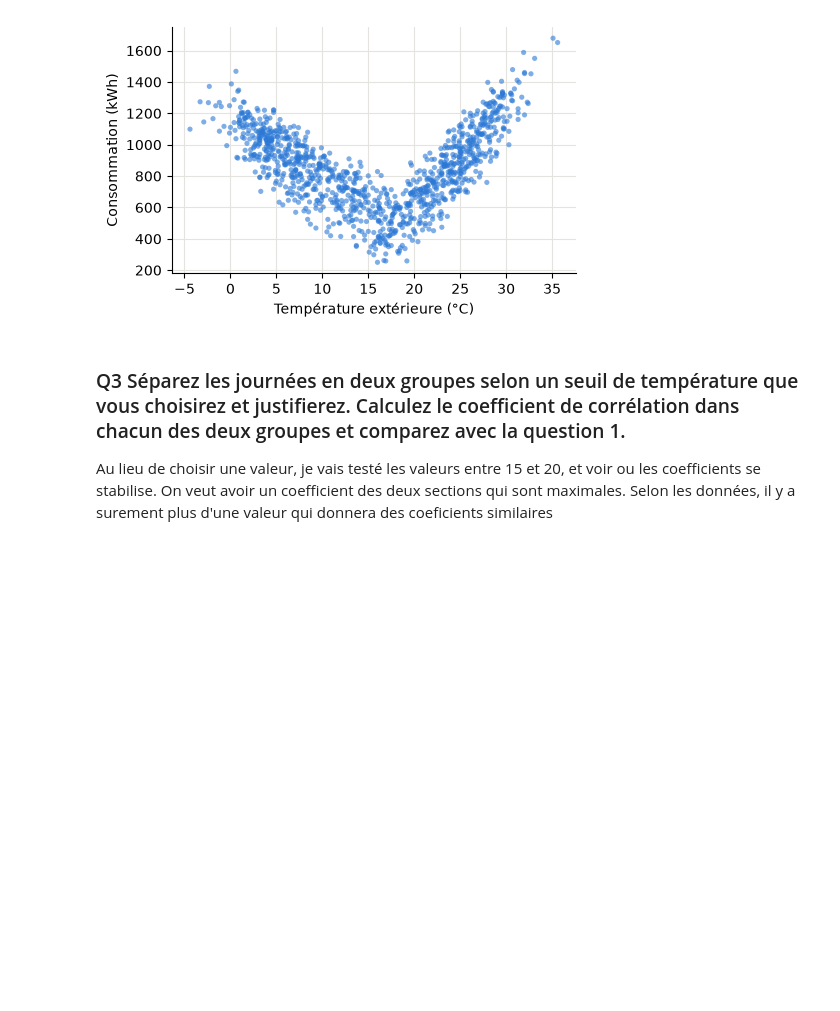
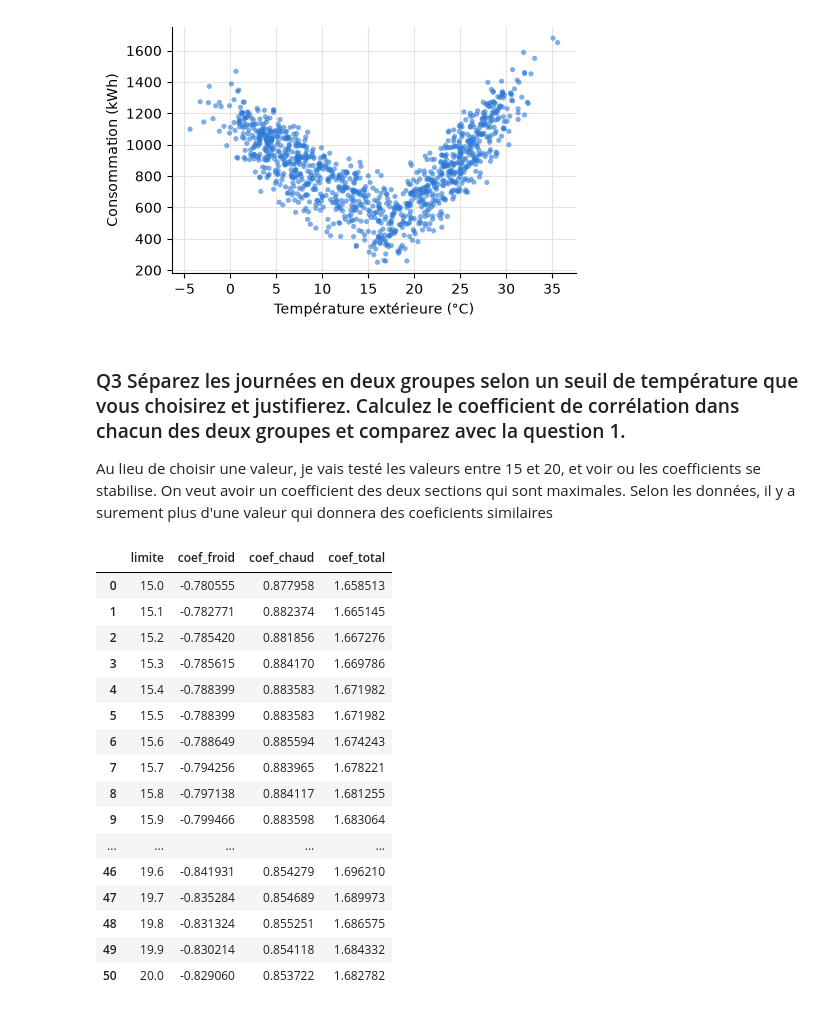
Before and after one commit to Dandalex/Devoir1ConceptStat, a Jupyter notebook: Dandrea_Devoir_I.ipynb, the cells around one changed output. Drawn from its saved outputs; the diff is of its cells as text; code cells hidden in the pictures; blank space fills up the shorter version.

Commit message:
Q3 find coefs

```diff
--- a/Dandrea_Devoir_I.ipynb
+++ b/Dandrea_Devoir_I.ipynb
@@ -441,14 +441,37 @@ Selon les données, il y a surement plus d'une valeur qui donnera des coeficient
 # %%
 upper_limit=20
 limit=15
+coefs= []
+while limit<=upper_limit:
+    masque= df_j2["temperature_c"]<limit
+    froid = df_j2[masque]
+    chaud = df_j2[~masque]
+    coef_froid= float(froid["consommation_kwh"].corr(froid["temperature_c"]))
+    coef_chaud= float(chaud["consommation_kwh"].corr(chaud["temperature_c"]))
+    coefs.append({"limite": limit, "coef_froid": coef_froid, "coef_chaud": coef_chaud, "coef_total": ((-coef_froid) + coef_chaud)})
+    limit+=.1
+    limit= round(limit, 1)
 
-while limit<=upper_limit:
-    df_temp_test=pd.DataFrame()
-    masque= df_j2["temperature_c"]<limit
-    df_temp_test.cold=df_j2[masque]
-    df_temp_test.hot=df_j2[~masque]
-
-    limit+=.1
+df_coefs = pd.DataFrame(coefs)
+df_coefs
+# %% [output]
+|  | limite | coef_froid | coef_chaud | coef_total |
+| 0 | 15.0 | -0.780555 | 0.877958 | 1.658513 |
+| 1 | 15.1 | -0.782771 | 0.882374 | 1.665145 |
+| 2 | 15.2 | -0.785420 | 0.881856 | 1.667276 |
+| 3 | 15.3 | -0.785615 | 0.884170 | 1.669786 |
+| 4 | 15.4 | -0.788399 | 0.883583 | 1.671982 |
+| 5 | 15.5 | -0.788399 | 0.883583 | 1.671982 |
+| 6 | 15.6 | -0.788649 | 0.885594 | 1.674243 |
+| 7 | 15.7 | -0.794256 | 0.883965 | 1.678221 |
+| 8 | 15.8 | -0.797138 | 0.884117 | 1.681255 |
+| 9 | 15.9 | -0.799466 | 0.883598 | 1.683064 |
+| ... | ... | ... | ... | ... |
+| 46 | 19.6 | -0.841931 | 0.854279 | 1.696210 |
+| 47 | 19.7 | -0.835284 | 0.854689 | 1.689973 |
+| 48 | 19.8 | -0.831324 | 0.855251 | 1.686575 |
+| 49 | 19.9 | -0.830214 | 0.854118 | 1.684332 |
+| 50 | 20.0 | -0.829060 | 0.853722 | 1.682782 |
 # %%
 # [IA] Code généré par Claude : coefficients de corrélation selon le seuil de température (jeu 2, Q3)
 # Un seul graphique : r du groupe chaud et −r du groupe froid (signe inversé pour que
```
Also changed, not shown: parts of 3 cells of this notebook.
